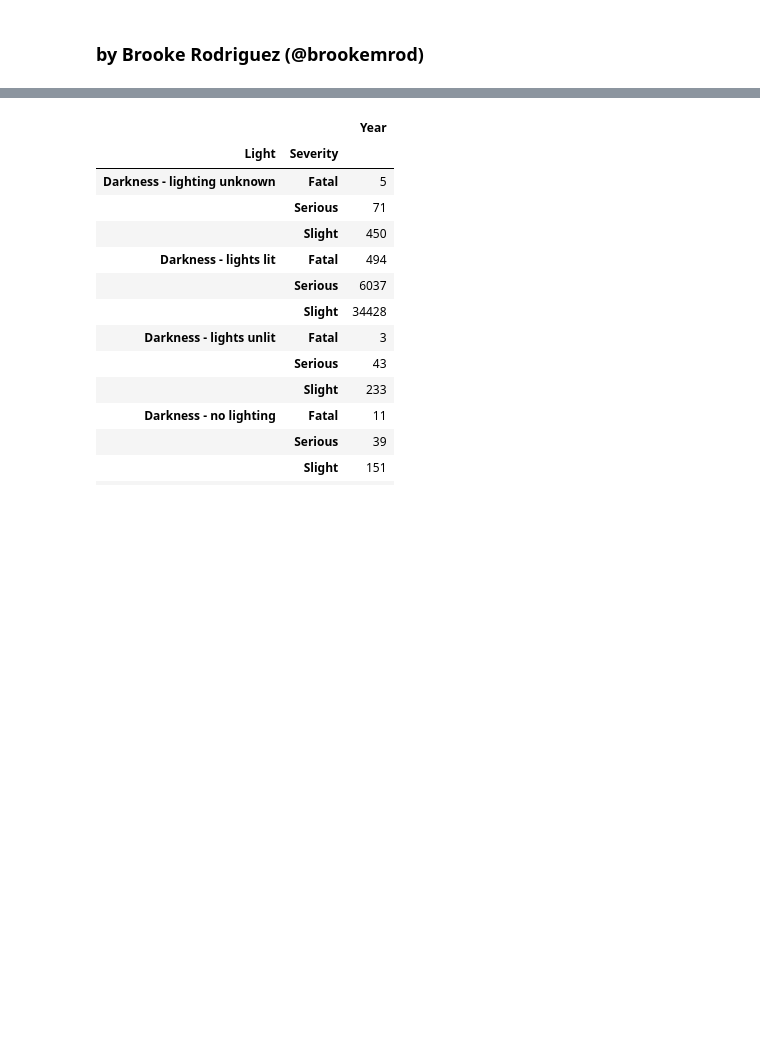
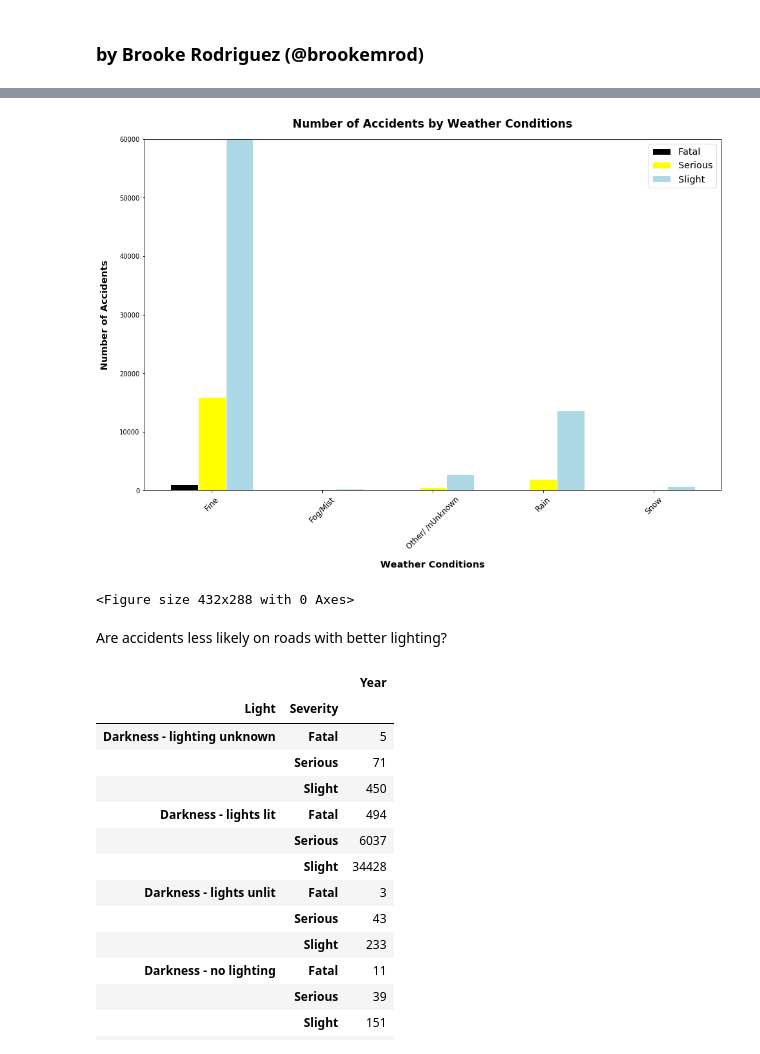
Before and after one commit to bailatrix/London-Traffic-Trends, a Jupyter notebook: main.ipynb, the cells around one changed output, grey strips where cells are left out. Saved outputs shown, nothing was run; the diff lists cells and outputs as text; code cells hidden in the pictures; blank space fills up the shorter version.

```diff
--- a/main.ipynb
+++ b/main.ipynb
@@ -453,3 +495,45 @@ Does proper lighting help prevent accidents?
+# %%
+# Bar chart
+# set width of bar
+barWidth = 0.25
+
+# set height of bar
+bars1 = [1004, 5, 22, 99, 1]
+bars2 = [15890, 42, 451, 1914, 68]
+bars3 = [108444, 260, 2721, 13578, 723]
+
+# Set position of bar on X axis
+r1 = np.arange(len(bars1))
+r2 = [x + barWidth for x in r1]
+r3 = [x + barWidth for x in r2]
+
+# Make the plot
+plt.bar(r1, bars1, color='black', width=barWidth, edgecolor='white', label='Fatal')
+plt.bar(r2, bars2, color='yellow', width=barWidth, edgecolor='white', label='Serious')
+plt.bar(r3, bars3, color='lightblue', width=barWidth, edgecolor='white', label='Slight')
+
+# setup limits
+plt.ylim(0, 60000, 2000)
+
+# setup labels
+plt.title( "Number of Accidents by Weather Conditions", pad=18,
+          fontdict={'fontweight': 'bold', 'fontsize': 'xx-large'} )
+plt.xticks([r + barWidth for r in range(len(bars1))], ['Fine','Fog/Mist', 'Other/ /nUnknown', 'Rain', 'Snow'], fontsize='large', rotation = 45)
+plt.xlabel( 'Weather Conditions', labelpad=15, fontweight='bold', fontsize='x-large' )
+plt.ylabel( "Number of Accidents", labelpad=15, fontweight='bold', fontsize='x-large' )
+
+# visualization of data
+plt.legend(fontsize='x-large')
+plt.gcf().set_size_inches(16, 10)
+plt.show()
+
+# Save figure as .png
+plt.savefig( "./Visuals/weather_vs_severity.png", bbox='tight')
+# %% [output]
+[figure, added]
+<Figure size 432x288 with 0 Axes>
+# %% [markdown]
+Are accidents less likely on roads with better lighting?
 # %%
 # pull above data - CHANGE data REFERENCE ( don't rewrite master copy of data )
 light = df.groupby(['Light', 'Severity']).count()
```
Also changed, not shown: parts of 27 cells of this notebook.
